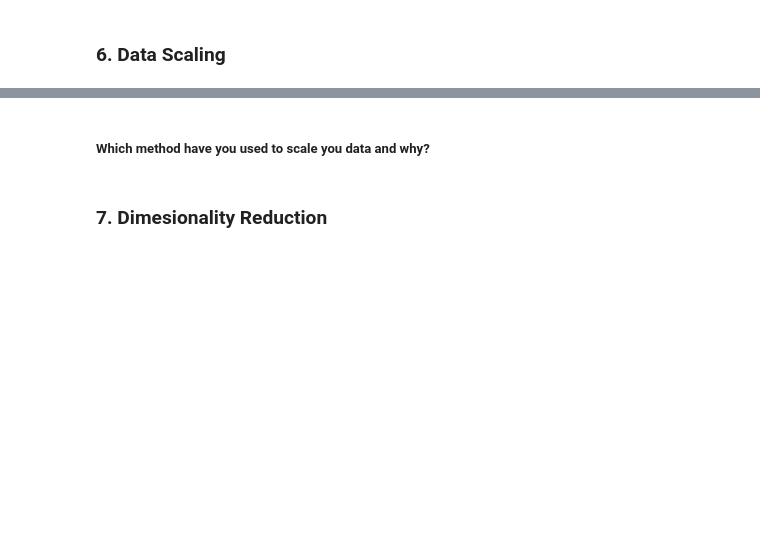
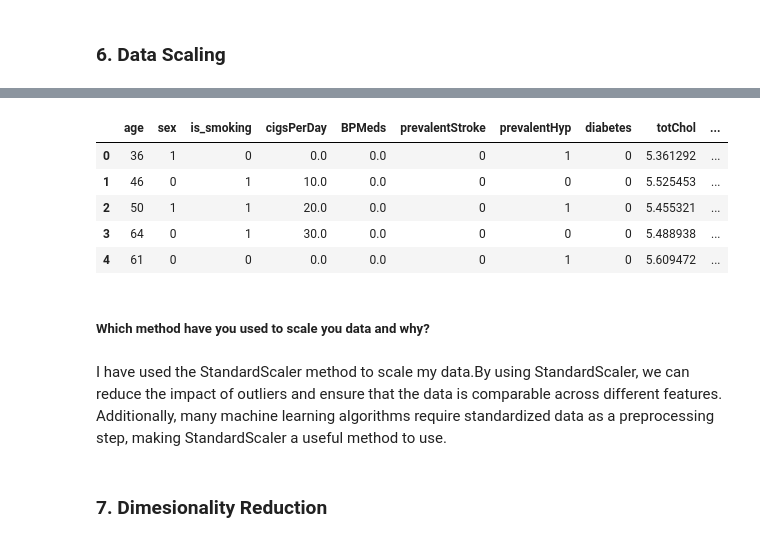
Before and after one commit to amoghpai17/Cardiovascular_Risk_prediction, a Jupyter notebook: Cardiovascular_Risk_prediction.ipynb, the cells around one changed output, grey strips where cells are left out. Drawn from its saved outputs; the diff is of its cells as text; code cells hidden in the pictures; blank space fills up the shorter version.

```diff
--- a/Cardiovascular_Risk_prediction.ipynb
+++ b/Cardiovascular_Risk_prediction.ipynb
@@ -660,2 +714,7 @@ Answer Here.
+# %%
+# Encode your categorical columns
+#Label encoding using lambda function
+df['sex']=df['sex'].apply(lambda x:0 if x=='F' else 1)
+df['is_smoking']=df['is_smoking'].apply(lambda x:0 if x=='NO' else 1)
 # %% [markdown]
 #### What all categorical encoding techniques have you used & why did you use those techniques?
@@ -723,3 +729,13 @@ Answer Here.
+# %%
+# Manipulate Features to minimize feature correlation and create new features
+#Oversampling the data using smote technique
+from imblearn.over_sampling import SMOTE
+smote = SMOTE(random_state = 101)
+X, y = smote.fit_resample(df[['age','sex','is_smoking','cigsPerDay','BPMeds','prevalentStroke','prevalentHyp','diabetes','totChol','sysBP','diaBP','BMI','heartRate','glucose']], df['TenYearCHD'])
+# %%
+#Creating a new Oversampled Data Frame
+newdf = pd.DataFrame(X,columns = ['age','sex','is_smoking','cigsPerDay','BPMeds','prevalentStroke','prevalentHyp','diabetes','totChol','sysBP','diaBP','BMI','heartRate','glucose'])
+newdf['TenYearCHD']=y
 # %% [markdown]
 #### 2. Feature Selection
 # %%
@@ -741,2 +759,5 @@ Answer Here.
 # %% [markdown]
 ### 6. Data Scaling
+# %%
+#preparing the data to scale down
+newdf.pop(item='TenYearCHD')
@@ -745,5 +785,16 @@ Answer Here.
+# %%
+newdf.head()
+# %% [output]
+|  | age | sex | is_smoking | cigsPerDay | BPMeds | prevalentStroke | prevalentHyp | diabetes | totChol | ... |
+| 0 | 36 | 1 | 0 | 0.0 | 0.0 | 0 | 1 | 0 | 5.361292 | ... |
+| 1 | 46 | 0 | 1 | 10.0 | 0.0 | 0 | 0 | 0 | 5.525453 | ... |
+| 2 | 50 | 1 | 1 | 20.0 | 0.0 | 0 | 1 | 0 | 5.455321 | ... |
+| 3 | 64 | 0 | 1 | 30.0 | 0.0 | 0 | 0 | 0 | 5.488938 | ... |
+| 4 | 61 | 0 | 0 | 0.0 | 0.0 | 0 | 1 | 0 | 5.609472 | ... |
 # %% [markdown]
 ##### Which method have you used to scale you data and why?
+# %% [markdown]
+I have used the StandardScaler method to scale my data.By using StandardScaler, we can reduce the impact of outliers and ensure that the data is comparable across different features. Additionally, many machine learning algorithms require standardized data as a preprocessing step, making StandardScaler a useful method to use.
 # %% [markdown]
 ### 7. Dimesionality Reduction
 # %% [markdown]
```
Also changed, not shown: parts of 54 cells of this notebook.
